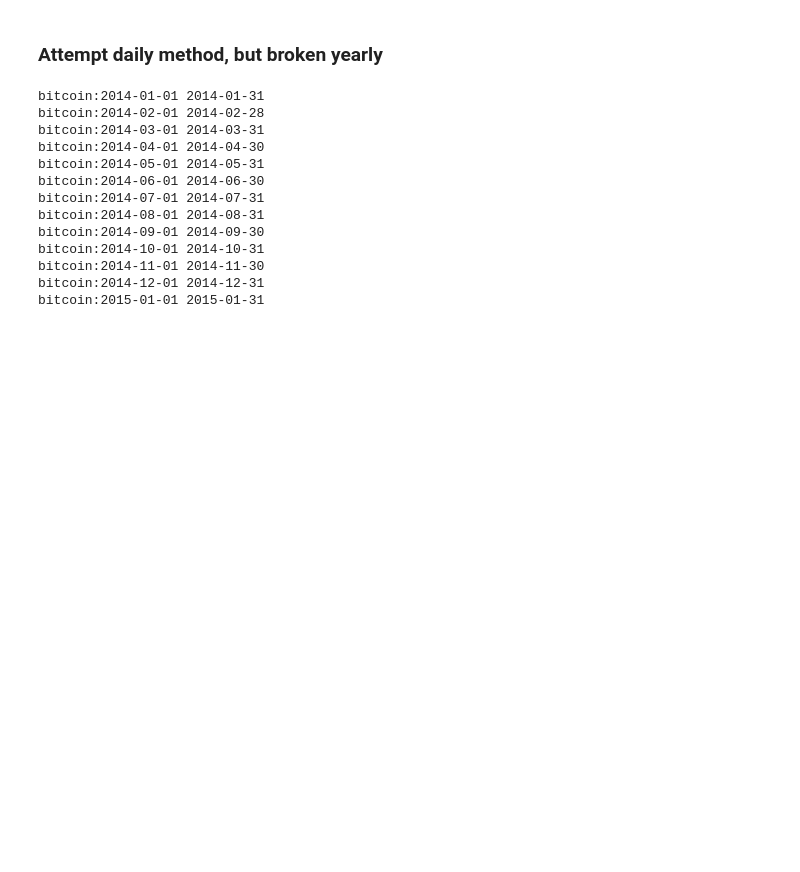
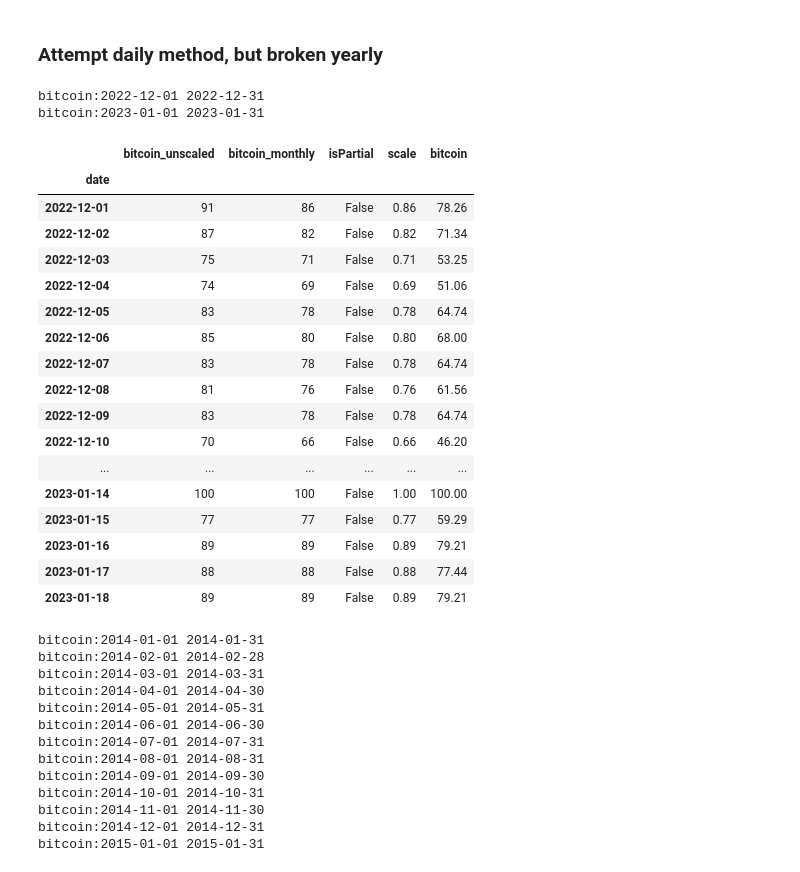
Before and after one commit to Ammar-Raneez/BitForecast, a Jupyter notebook: ml/notebooks/data_fetchers/gtrends_scraper.ipynb, the cells around one changed output. Drawn from its saved outputs; the diff is of its cells as text; code cells hidden in the pictures; blank space fills up the shorter version.

```diff
--- a/ml/notebooks/data_fetchers/gtrends_scraper.ipynb
+++ b/ml/notebooks/data_fetchers/gtrends_scraper.ipynb
@@ -60,6 +60,32 @@ ResponseError: The request failed: Google returned a response with code 429.
 **Google blocks request as it believes there's a spam request occuring**
 # %% [markdown]
 ### Attempt daily method, but broken yearly
+# %%
+df_1 = dailydata.get_daily_data('bitcoin', 2022, 12, 2023, 1)
+# %% [output]
+bitcoin:2022-12-01 2022-12-31
+bitcoin:2023-01-01 2023-01-31
+# %%
+df_1
+# %% [output]
+|  | bitcoin_unscaled | bitcoin_monthly | isPartial | scale | bitcoin |
+| date |  |  |  |  |  |
+| 2022-12-01 | 91 | 86 | False | 0.86 | 78.26 |
+| 2022-12-02 | 87 | 82 | False | 0.82 | 71.34 |
+| 2022-12-03 | 75 | 71 | False | 0.71 | 53.25 |
+| 2022-12-04 | 74 | 69 | False | 0.69 | 51.06 |
+| 2022-12-05 | 83 | 78 | False | 0.78 | 64.74 |
+| 2022-12-06 | 85 | 80 | False | 0.80 | 68.00 |
+| 2022-12-07 | 83 | 78 | False | 0.78 | 64.74 |
+| 2022-12-08 | 81 | 76 | False | 0.76 | 61.56 |
+| 2022-12-09 | 83 | 78 | False | 0.78 | 64.74 |
+| 2022-12-10 | 70 | 66 | False | 0.66 | 46.20 |
+| ... | ... | ... | ... | ... | ... |
+| 2023-01-14 | 100 | 100 | False | 1.00 | 100.00 |
+| 2023-01-15 | 77 | 77 | False | 0.77 | 59.29 |
+| 2023-01-16 | 89 | 89 | False | 0.89 | 79.21 |
+| 2023-01-17 | 88 | 88 | False | 0.88 | 77.44 |
+| 2023-01-18 | 89 | 89 | False | 0.89 | 79.21 |
 # %%
 df_1 = dailydata.get_daily_data('bitcoin', 2014, 1, 2015, 1)
 # %% [output]
```
Also changed, not shown: 1 other file.
